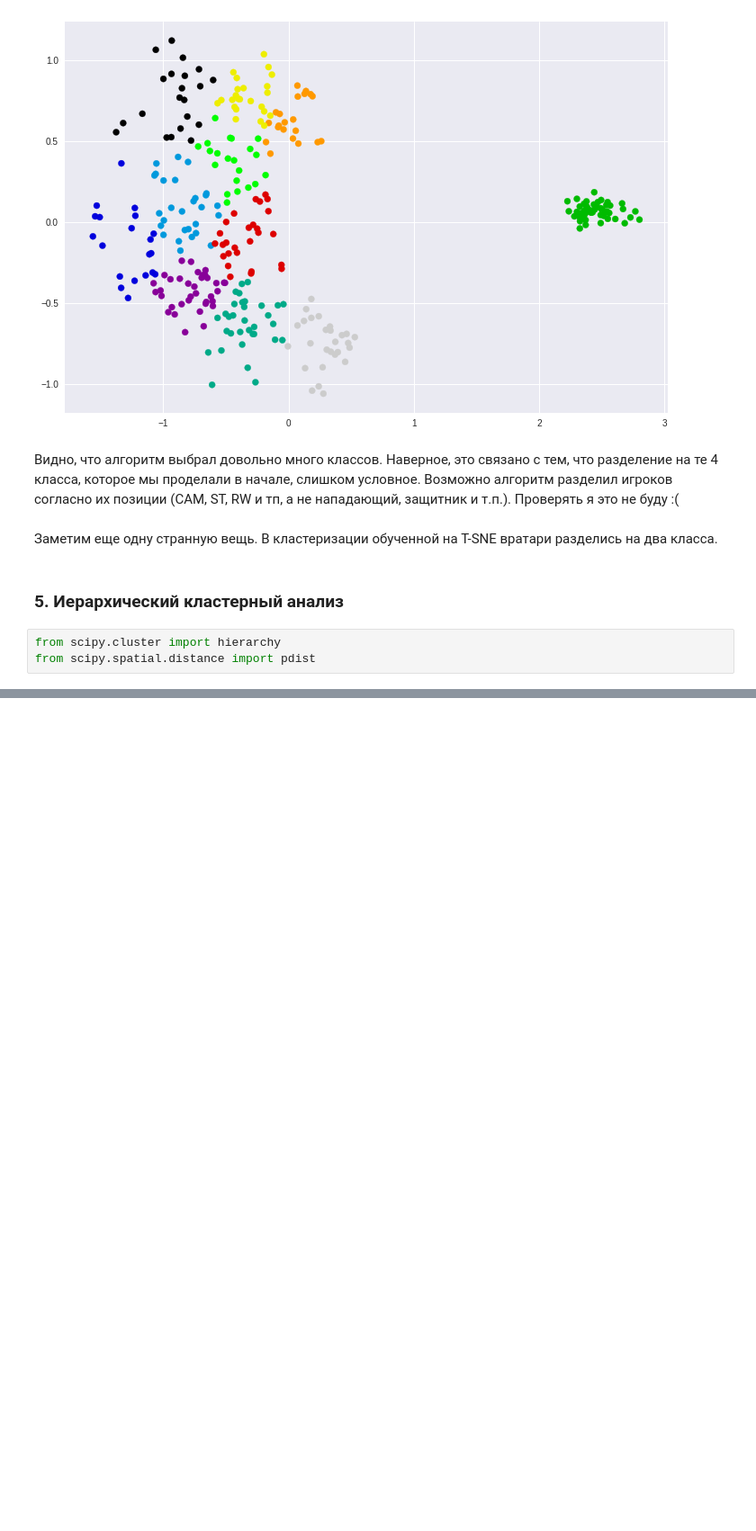
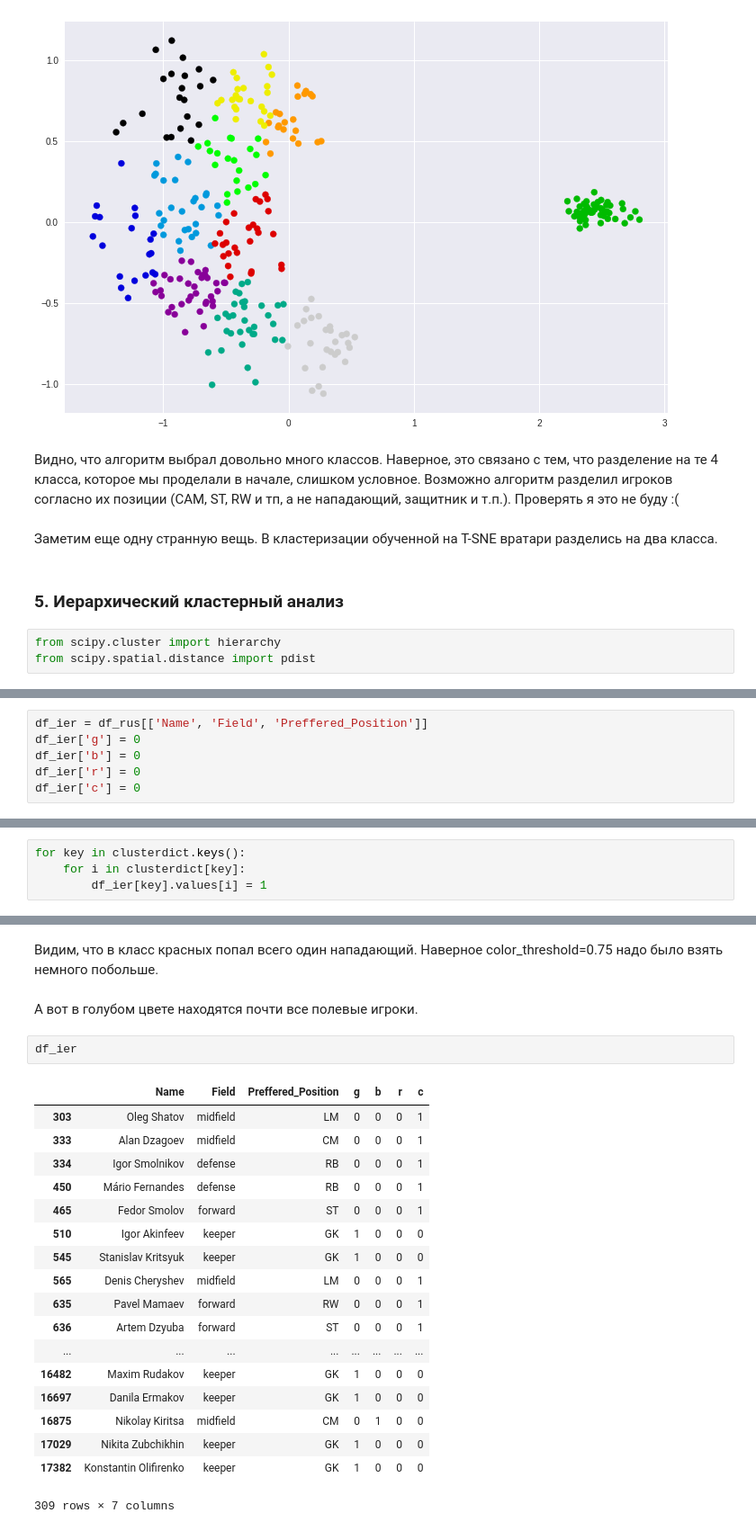
Before and after one commit to mikeedi/Data_analysis, a Jupyter notebook: Cluster/cluster.ipynb, the cells around one changed output, grey strips where cells are left out. Shown at 90% size. Cells and saved outputs as stored; diff of their text form; blank space fills up the shorter version.

```diff
--- a/Cluster/cluster.ipynb
+++ b/Cluster/cluster.ipynb
@@ -428,0 +414,6 @@ df_rus
+# %%
+df_ier = df_rus[['Name', 'Field', 'Preffered_Position']]
+df_ier['g'] = 0
+df_ier['b'] = 0
+df_ier['r'] = 0
+df_ier['c'] = 0
@@ -428,0 +441,4 @@ df_rus
+# %%
+for key in clusterdict.keys():
+    for i in clusterdict[key]:
+        df_ier[key].values[i] = 1
@@ -428,0 +469,25 @@ df_rus
+# %% [markdown]
+Видим, что в класс красных попал всего один нападающий. Наверное  color_threshold=0.75 надо было взять немного побольше.
+# %% [markdown]
+А вот в голубом цвете находятся почти все полевые игроки.
+# %%
+df_ier
+# %% [output]
+|  | Name | Field | Preffered_Position | g | b | r | c |
+| 303 | Oleg Shatov | midfield | LM | 0 | 0 | 0 | 1 |
+| 333 | Alan Dzagoev | midfield | CM | 0 | 0 | 0 | 1 |
+| 334 | Igor Smolnikov | defense | RB | 0 | 0 | 0 | 1 |
+| 450 | Mário Fernandes | defense | RB | 0 | 0 | 0 | 1 |
+| 465 | Fedor Smolov | forward | ST | 0 | 0 | 0 | 1 |
+| 510 | Igor Akinfeev | keeper | GK | 1 | 0 | 0 | 0 |
+| 545 | Stanislav Kritsyuk | keeper | GK | 1 | 0 | 0 | 0 |
+| 565 | Denis Cheryshev | midfield | LM | 0 | 0 | 0 | 1 |
+| 635 | Pavel Mamaev | forward | RW | 0 | 0 | 0 | 1 |
+| 636 | Artem Dzyuba | forward | ST | 0 | 0 | 0 | 1 |
+| ... | ... | ... | ... | ... | ... | ... | ... |
+| 16482 | Maxim Rudakov | keeper | GK | 1 | 0 | 0 | 0 |
+| 16697 | Danila Ermakov | keeper | GK | 1 | 0 | 0 | 0 |
+| 16875 | Nikolay Kiritsa | midfield | CM | 0 | 1 | 0 | 0 |
+| 17029 | Nikita Zubchikhin | keeper | GK | 1 | 0 | 0 | 0 |
+| 17382 | Konstantin Olifirenko | keeper | GK | 1 | 0 | 0 | 0 |
+309 rows × 7 columns
```
Also changed, not shown: parts of 18 cells of this notebook.
